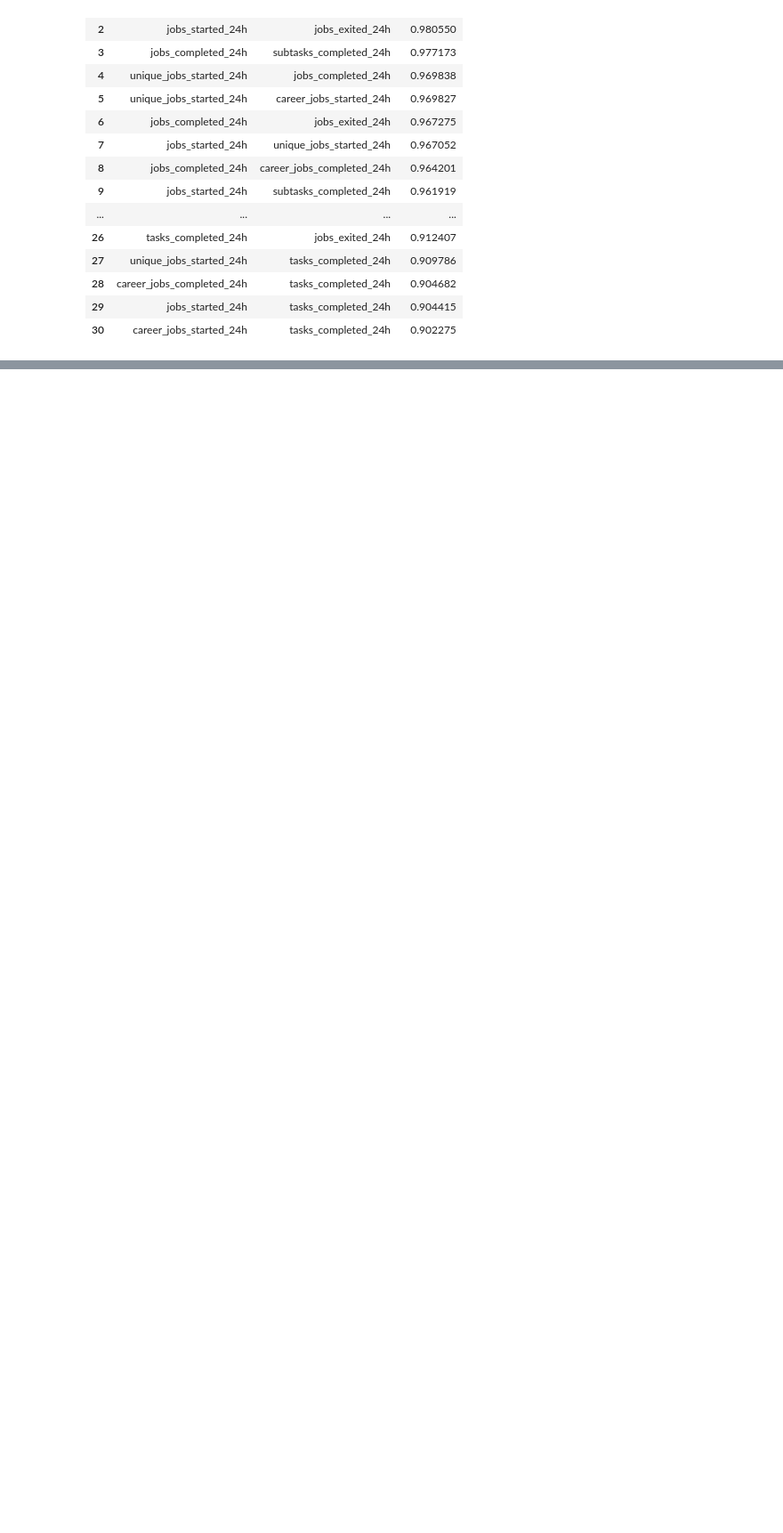
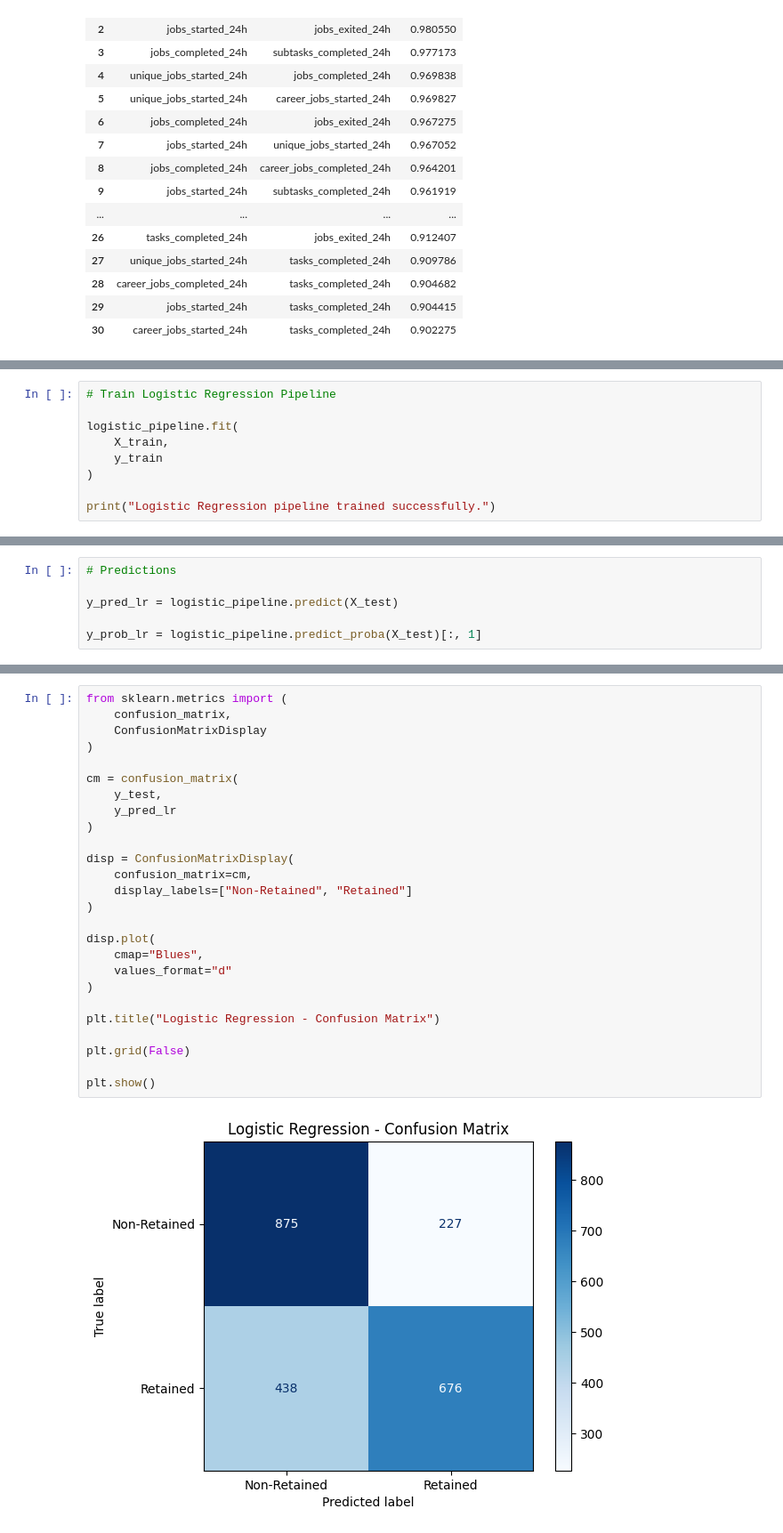
Before and after one commit to SanthaRaoSimhadri/EarlyPlayerRetentionPrediction, a Jupyter notebook: 01_Datasets/Candidate_01_PowerWashSimulator/notebooks/03_machine_learning_models.ipynb, the cells around one changed output, grey strips where cells are left out. Shown at 89% size. Drawn from its saved outputs; the diff is of its cells as text; blank space fills up the shorter version.

```diff
--- a/01_Datasets/Candidate_01_PowerWashSimulator/notebooks/03_machine_learning_models.ipynb
+++ b/01_Datasets/Candidate_01_PowerWashSimulator/notebooks/03_machine_learning_models.ipynb
@@ -198,0 +378,9 @@ True
+# %%
+# Train Logistic Regression Pipeline
+
+logistic_pipeline.fit(
+    X_train,
+    y_train
+)
+
+print("Logistic Regression pipeline trained successfully.")
@@ -198,0 +389,6 @@ True
+# %%
+# Predictions
+
+y_pred_lr = logistic_pipeline.predict(X_test)
+
+y_prob_lr = logistic_pipeline.predict_proba(X_test)[:, 1]
@@ -198,0 +412,28 @@ True
+# %%
+from sklearn.metrics import (
+    confusion_matrix,
+    ConfusionMatrixDisplay
+)
+
+cm = confusion_matrix(
+    y_test,
+    y_pred_lr
+)
+
+disp = ConfusionMatrixDisplay(
+    confusion_matrix=cm,
+    display_labels=["Non-Retained", "Retained"]
+)
+
+disp.plot(
+    cmap="Blues",
+    values_format="d"
+)
+
+plt.title("Logistic Regression - Confusion Matrix")
+
+plt.grid(False)
+
+plt.show()
+# %% [output]
+[figure, added]
```
Also changed, not shown: parts of 45 cells of this notebook, 2 other files.
